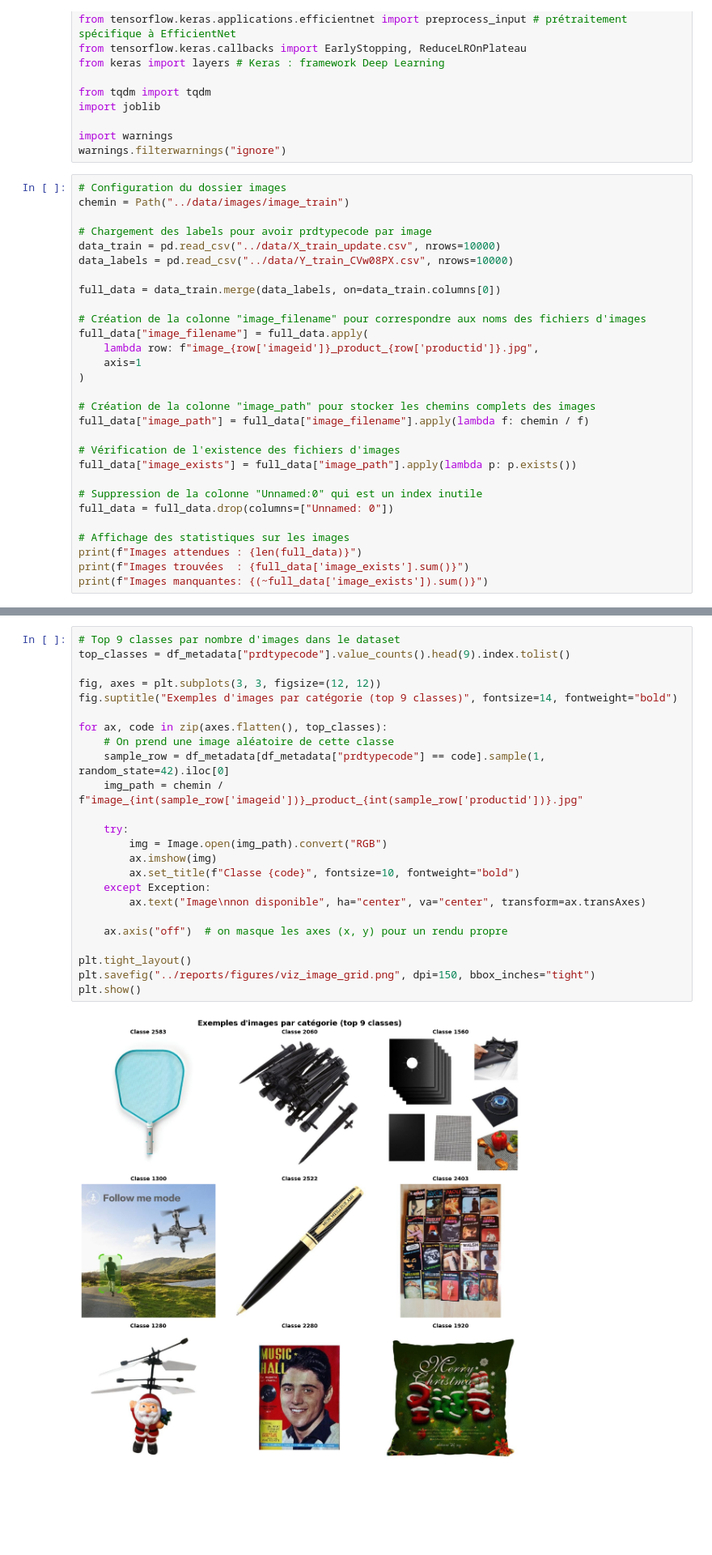
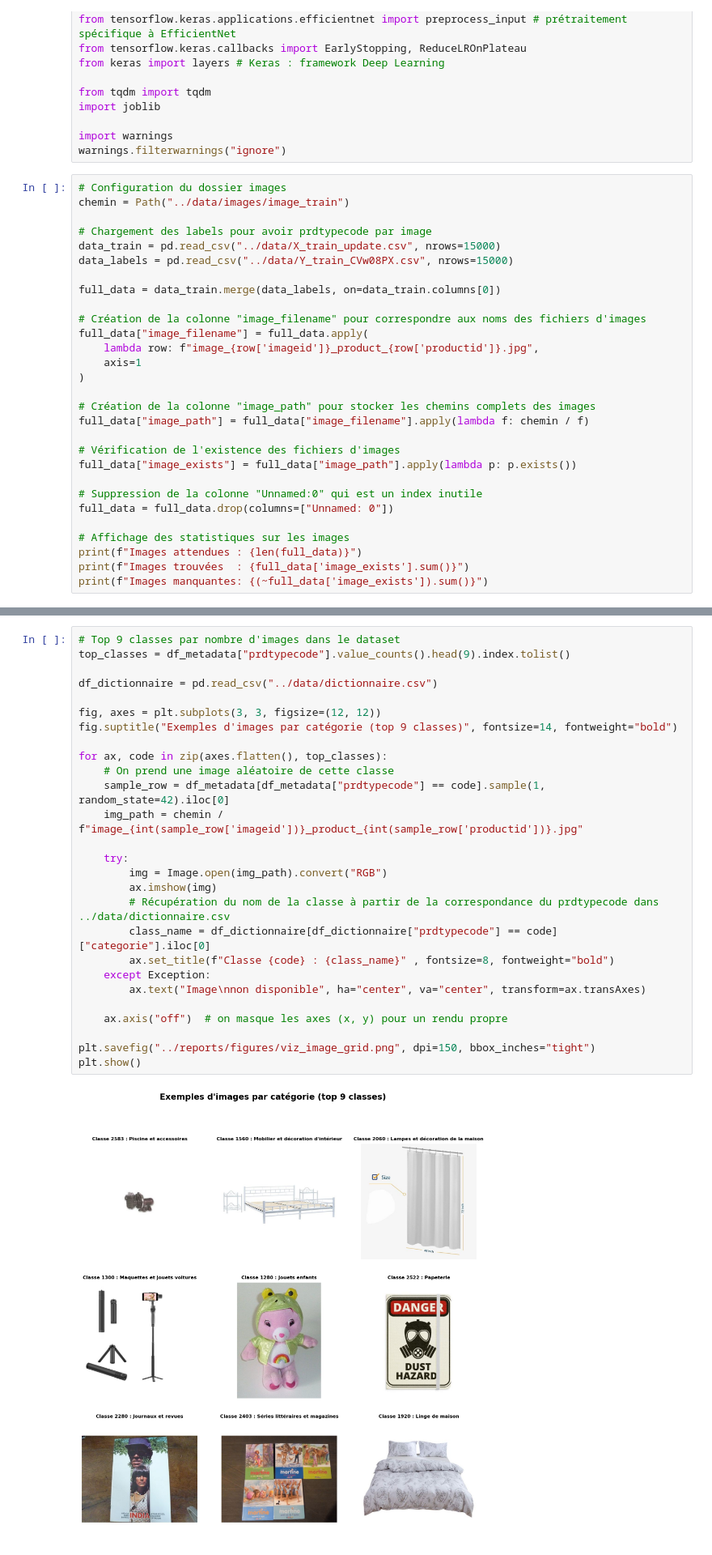
Before and after one commit to YacineA7/Rakuten-MLE-DEC25, a Jupyter notebook: notebooks/DataExploration_Images.ipynb, the cells around one changed output, grey strips where cells are left out. Shown at 81% size. Drawn from its saved outputs; the diff is of its cells as text; blank space fills up the shorter version.

Commit message:
Optimisation: des visualisations et des modèles pour démo streamlit

```diff
--- a/notebooks/DataExploration_Images.ipynb
+++ b/notebooks/DataExploration_Images.ipynb
@@ -35,8 +35,8 @@ warnings.filterwarnings("ignore")
 chemin = Path("../data/images/image_train")
 
 # Chargement des labels pour avoir prdtypecode par image
-data_train = pd.read_csv("../data/X_train_update.csv", nrows=10000)
-data_labels = pd.read_csv("../data/Y_train_CVw08PX.csv", nrows=10000)
+data_train = pd.read_csv("../data/X_train_update.csv", nrows=15000)
+data_labels = pd.read_csv("../data/Y_train_CVw08PX.csv", nrows=15000)
 
 full_data = data_train.merge(data_labels, on=data_train.columns[0])
 
@@ -222,29 +213,32 @@ plt.show()
 # %%
 # Top 9 classes par nombre d'images dans le dataset
 top_classes = df_metadata["prdtypecode"].value_counts().head(9).index.tolist()
+
+df_dictionnaire = pd.read_csv("../data/dictionnaire.csv")
 
 fig, axes = plt.subplots(3, 3, figsize=(12, 12))
 fig.suptitle("Exemples d'images par catégorie (top 9 classes)", fontsize=14, fontweight="bold")
 
 for ax, code in zip(axes.flatten(), top_classes):
     # On prend une image aléatoire de cette classe
     sample_row = df_metadata[df_metadata["prdtypecode"] == code].sample(1, random_state=42).iloc[0]
     img_path = chemin / f"image_{int(sample_row['imageid'])}_product_{int(sample_row['productid'])}.jpg"
 
     try:
         img = Image.open(img_path).convert("RGB")
         ax.imshow(img)
-        ax.set_title(f"Classe {code}", fontsize=10, fontweight="bold")
+        # Récupération du nom de la classe à partir de la correspondance du prdtypecode dans ../data/dictionnaire.csv
+        class_name = df_dictionnaire[df_dictionnaire["prdtypecode"] == code]["categorie"].iloc[0]
+        ax.set_title(f"Classe {code} : {class_name}" , fontsize=8, fontweight="bold")
     except Exception:
         ax.text("Image\nnon disponible", ha="center", va="center", transform=ax.transAxes)
 
     ax.axis("off")  # on masque les axes (x, y) pour un rendu propre
 
-plt.tight_layout()
 plt.savefig("../reports/figures/viz_image_grid.png", dpi=150, bbox_inches="tight")
 plt.show()
 # %% [output]
-[figure, old version]
+[figure, new version]
 # %%
 # Encodage des labels de la colonne "prdtypecode" en valeurs numériques pour l'entraînement du modèle
 le = LabelEncoder()
```
Also changed, not shown: parts of 15 cells of this notebook, 30 other files.
